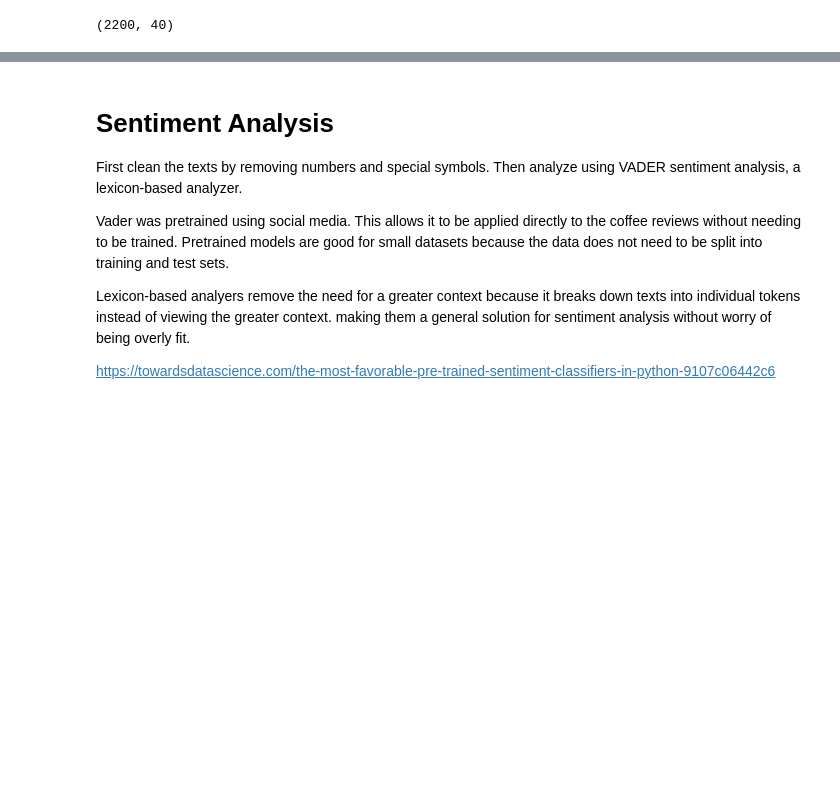
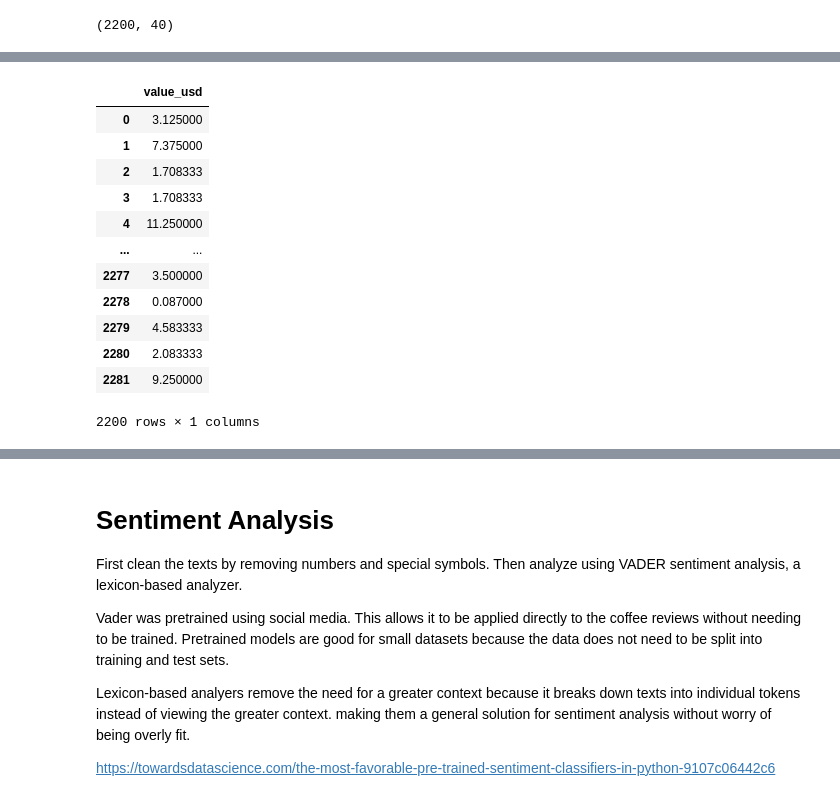
Before and after one commit to DATA-606-SPRING-2023-TUE/nicholas_data606, a Jupyter notebook: src/Data_Conversions.ipynb, the cells around one changed output, grey strips where cells are left out. Drawn from its saved outputs; the diff is of its cells as text; code cells hidden in the pictures; blank space fills up the shorter version.

```diff
--- a/src/Data_Conversions.ipynb
+++ b/src/Data_Conversions.ipynb
@@ -238,0 +286,46 @@ Coffee_df.shape
+# %%
+# Apply Currency Conversions to USD
+def currency_convert(currency, value):
+  if currency == "NT":
+      return value * 0.033
+  elif currency == "CAD":
+      return value * 0.74
+  elif currency == "RM":
+      return value * 0.23
+  elif currency == "£":
+      return value * 1.23
+  elif currency == "HKD":
+      return value * 0.13
+  elif currency == "¥":
+      return value * 0.0075
+  elif currency == "€":
+      return value * 1.08
+  elif currency == "IDR":
+      return value * 0.000066
+  elif currency == "AUD":
+      return value * 0.67
+  elif currency == "AED":
+      return value * 0.27
+  elif currency == "Euro":
+      return value * 1.08
+  elif currency == "KRW":
+      return value * 0.00077
+  else:
+      return value * 1
+
+Coffee_df['value_usd'] = Coffee_df.apply(lambda x: currency_convert(x.currency, x.value), axis=1)
+Coffee_df[['value_usd']]
+# %% [output]
+|  | value_usd |
+| 0 | 3.125000 |
+| 1 | 7.375000 |
+| 2 | 1.708333 |
+| 3 | 1.708333 |
+| 4 | 11.250000 |
+| ... | ... |
+| 2277 | 3.500000 |
+| 2278 | 0.087000 |
+| 2279 | 4.583333 |
+| 2280 | 2.083333 |
+| 2281 | 9.250000 |
+2200 rows × 1 columns
```
Also changed, not shown: parts of 12 cells of this notebook.
